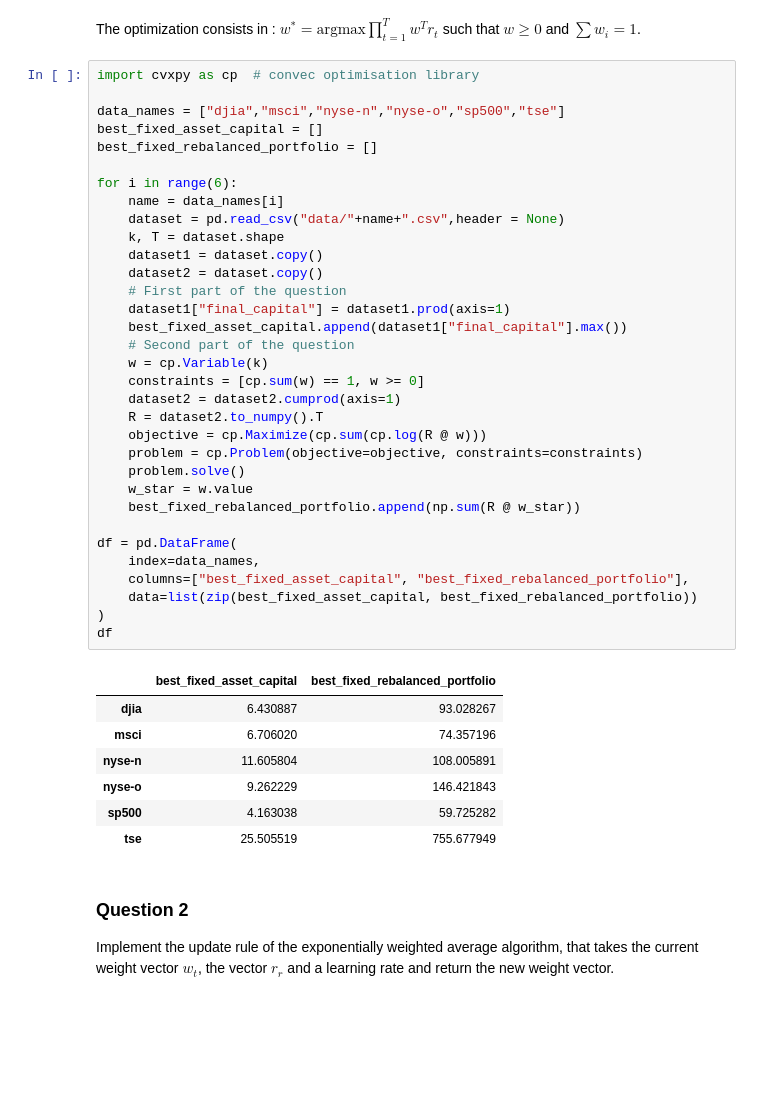
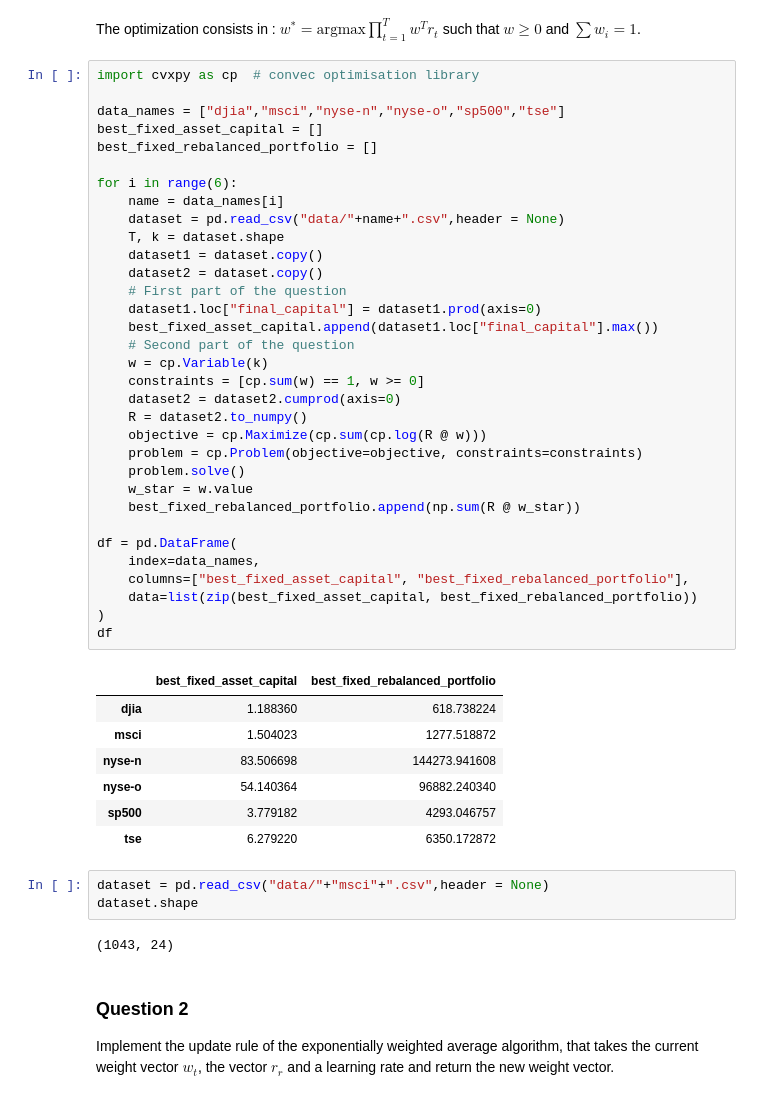
Before and after one commit to AugustinCablant/3A-class, a Jupyter notebook: Sequential Learning/notebook_portfolio.ipynb, the cells around one changed output. Saved outputs shown, nothing was run; the diff lists cells and outputs as text; blank space fills up the shorter version.

```diff
--- a/Sequential Learning/notebook_portfolio.ipynb
+++ b/Sequential Learning/notebook_portfolio.ipynb
@@ -81,44 +81,49 @@ The optimization consists in : $w^* = \text{argmax} \prod _{t=1} ^{T} w^{T} r_t$
 # %%
 import cvxpy as cp  # convec optimisation library
 
 data_names = ["djia","msci","nyse-n","nyse-o","sp500","tse"]
 best_fixed_asset_capital = []
 best_fixed_rebalanced_portfolio = []
 
 for i in range(6):
     name = data_names[i]
     dataset = pd.read_csv("data/"+name+".csv",header = None)
-    k, T = dataset.shape
+    T, k = dataset.shape
     dataset1 = dataset.copy()
     dataset2 = dataset.copy()
     # First part of the question
-    dataset1["final_capital"] = dataset1.prod(axis=1)
-    best_fixed_asset_capital.append(dataset1["final_capital"].max())
+    dataset1.loc["final_capital"] = dataset1.prod(axis=0)
+    best_fixed_asset_capital.append(dataset1.loc["final_capital"].max())
     # Second part of the question
     w = cp.Variable(k)
     constraints = [cp.sum(w) == 1, w >= 0]
-    dataset2 = dataset2.cumprod(axis=1)
-    R = dataset2.to_numpy().T
+    dataset2 = dataset2.cumprod(axis=0)
+    R = dataset2.to_numpy()
     objective = cp.Maximize(cp.sum(cp.log(R @ w)))
     problem = cp.Problem(objective=objective, constraints=constraints)
     problem.solve()
     w_star = w.value
     best_fixed_rebalanced_portfolio.append(np.sum(R @ w_star))
 
 df = pd.DataFrame(
     index=data_names,
     columns=["best_fixed_asset_capital", "best_fixed_rebalanced_portfolio"],
     data=list(zip(best_fixed_asset_capital, best_fixed_rebalanced_portfolio))
 )
 df
 # %% [output]
 |  | best_fixed_asset_capital | best_fixed_rebalanced_portfolio |
-| djia | 6.430887 | 93.028267 |
-| msci | 6.706020 | 74.357196 |
-| nyse-n | 11.605804 | 108.005891 |
-| nyse-o | 9.262229 | 146.421843 |
-| sp500 | 4.163038 | 59.725282 |
-| tse | 25.505519 | 755.677949 |
+| djia | 1.188360 | 618.738224 |
+| msci | 1.504023 | 1277.518872 |
+| nyse-n | 83.506698 | 144273.941608 |
+| nyse-o | 54.140364 | 96882.240340 |
+| sp500 | 3.779182 | 4293.046757 |
+| tse | 6.279220 | 6350.172872 |
+# %%
+dataset = pd.read_csv("data/"+"msci"+".csv",header = None)
+dataset.shape
+# %% [output]
+(1043, 24)
 # %% [markdown]
 ### Question 2
 Implement the update rule of the exponentially weighted average algorithm, that takes the current weight vector $w_t$, the vector $r_r$ and a learning rate and return the new weight vector.
```
Also changed, not shown: parts of 4 cells of this notebook.
